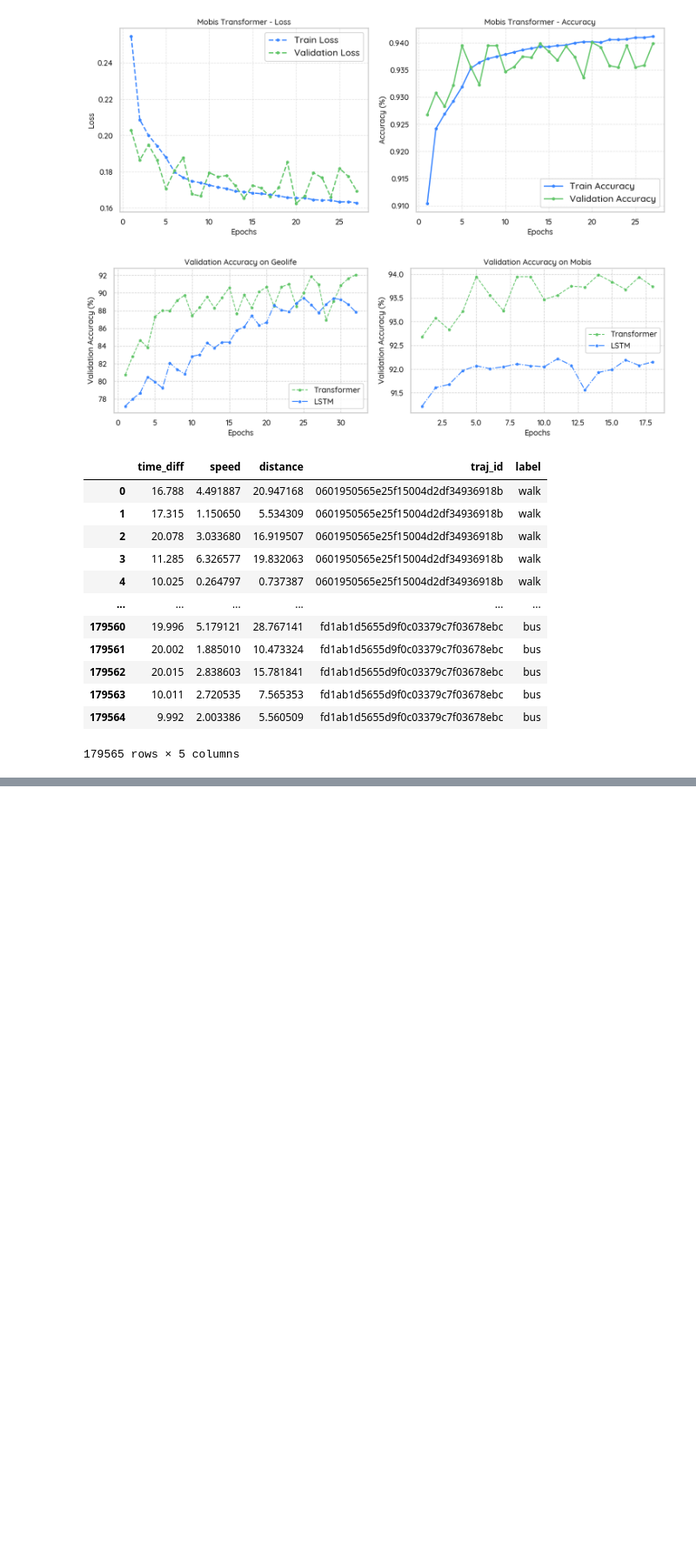
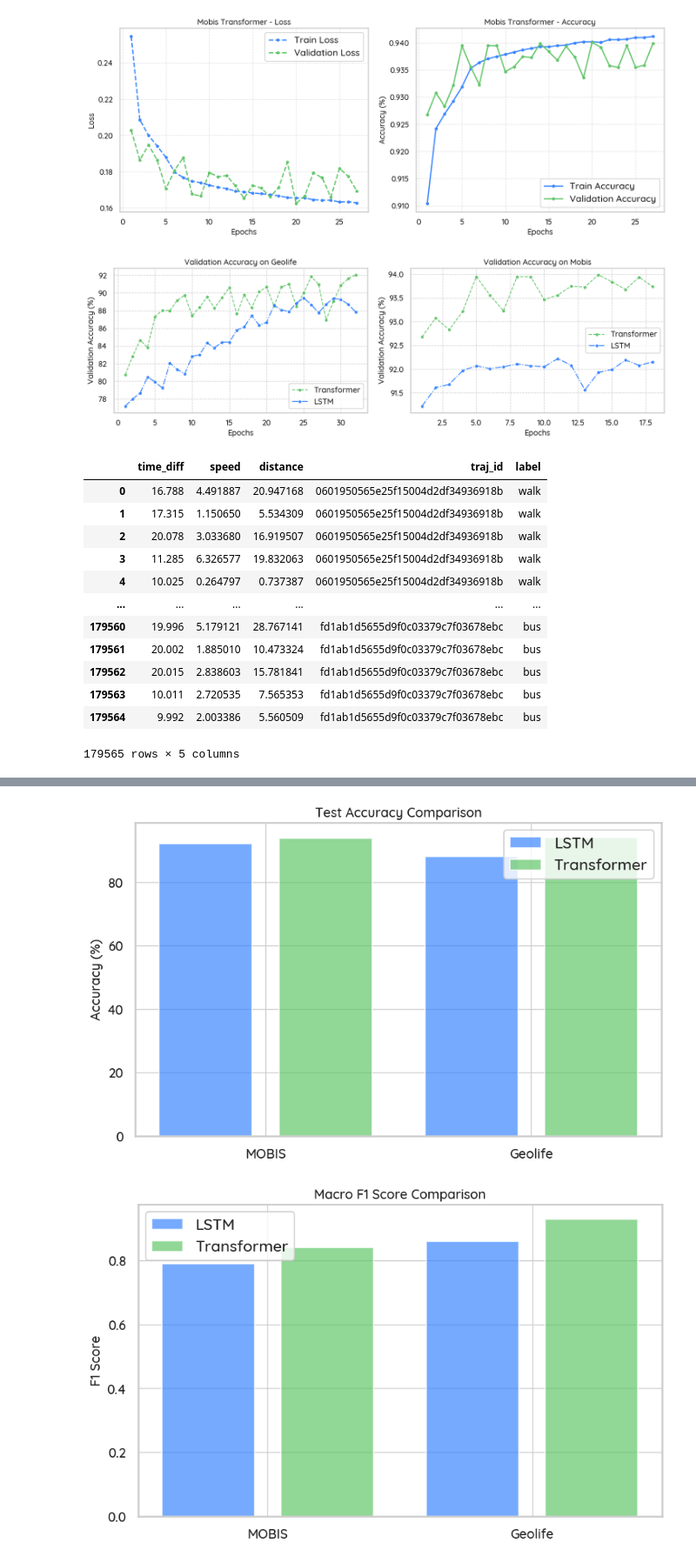
Before and after one commit to othmaneechc/SpeedTransformer, a Jupyter notebook: models/training_metrics/metrics.ipynb, the cells around one changed output, grey strips where cells are left out. Shown at 87% size. Saved outputs shown, nothing was run; the diff lists cells and outputs as text; code cells hidden in the pictures; blank space fills up the shorter version.

```diff
--- a/models/training_metrics/metrics.ipynb
+++ b/models/training_metrics/metrics.ipynb
@@ -251,3 +251,81 @@ df
 | 2 | bus | 12403 | 20.306541 | 24.912539 | 1.000494 | 119.996834 | 139 | 1.804636 | 3.304452 | ... |
 | 3 | bike | 3407 | 17.281861 | 20.019437 | 0.501067 | 79.846176 | 21 | 0.981835 | 2.517154 | ... |
 | 4 | train | 122 | 74.493633 | 52.575966 | 3.570093 | 256.157091 | 3 | 9.760043 | 31.817275 | ... |
+# %%
+import seaborn as sns
+import matplotlib.pyplot as plt
+import pandas as pd
+import numpy as np
+
+# Data for performance metrics
+datasets = ["MOBIS", "Geolife"]
+
+# Test Accuracy
+lstm_accuracy = [92.16, 88.12]
+transformer_accuracy = [93.98, 94.17]
+
+# Macro F1 Scores
+lstm_macro_f1 = [0.79, 0.86]
+transformer_macro_f1 = [0.84, 0.93]
+
+# Weighted F1 Scores
+lstm_weighted_f1 = [0.91, 0.88]
+transformer_weighted_f1 = [0.93, 0.94]
+
+# Set the style for aesthetic plots
+sns.set_theme(style="whitegrid",
+              palette="dark",
+              font="Quicksand Medium",
+              rc={
+                "grid.linewidth": 1,
+                "xtick.labelsize": 14,
+                "ytick.labelsize": 14,
+                "axes.titlesize": 14,
+                "axes.labelsize": 14,
+                "legend.frameon": True
+              },
+              context="talk")
+
+# Adjusted bar width and spacing
+bar_width = 0.35
+spacing = 0.1
+index = np.arange(len(datasets))
+
+# Plot Test Accuracy with space between bars
+plt.figure(figsize=(10, 6))
+plt.bar(index - (bar_width + spacing)/2, lstm_accuracy, bar_width, label="LSTM", alpha=0.7, color="#3A86FF")
+plt.bar(index + (bar_width + spacing)/2, transformer_accuracy, bar_width, label="Transformer", alpha=0.7, color="#62C66A")
+plt.title('Test Accuracy Comparison')
+plt.ylabel('Accuracy (%)')
+plt.xticks(index, datasets)
+plt.legend()
+save_path = f"test_acc.png"
+plt.savefig(save_path, dpi=300, bbox_inches='tight')
+plt.show()
+
+# Plot Macro F1 Score with space between bars
+plt.figure(figsize=(10, 6))
+plt.bar(index - (bar_width + spacing)/2, lstm_macro_f1, bar_width, label="LSTM", alpha=0.7, color="#3A86FF")
+plt.bar(index + (bar_width + spacing)/2, transformer_macro_f1, bar_width, label="Transformer", alpha=0.7, color="#62C66A")
+plt.title('Macro F1 Score Comparison')
+plt.ylabel('F1 Score')
+plt.xticks(index, datasets)
+plt.legend()
+save_path = f"macrof1_acc.png"
+plt.savefig(save_path, dpi=300, bbox_inches='tight')
+plt.show()
+
+# Plot Weighted F1 Score with space between bars
+plt.figure(figsize=(10, 6))
+plt.bar(index - (bar_width + spacing)/2, lstm_weighted_f1, bar_width, label="LSTM", alpha=0.7, color="#3A86FF")
+plt.bar(index + (bar_width + spacing)/2, transformer_weighted_f1, bar_width, label="Transformer", alpha=0.7, color="#62C66A")
+plt.title('Weighted F1 Score Comparison')
+plt.ylabel('F1 Score')
+plt.xticks(index, datasets)
+plt.legend()
+save_path = f"weightedf1_acc.png"
+plt.savefig(save_path, dpi=300, bbox_inches='tight')
+plt.show()
+# %% [output]
+[figure, added]
+[figure, added]
```
Also changed, not shown: parts of 14 cells of this notebook, 7 other files.
